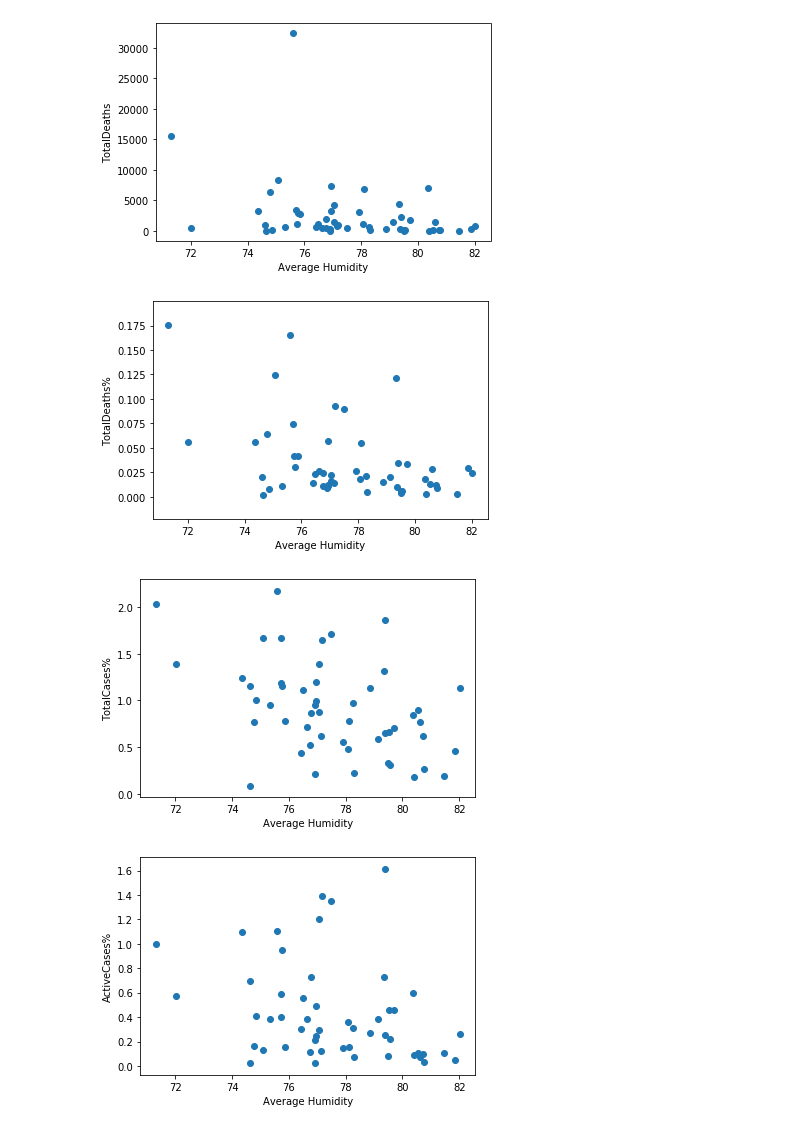
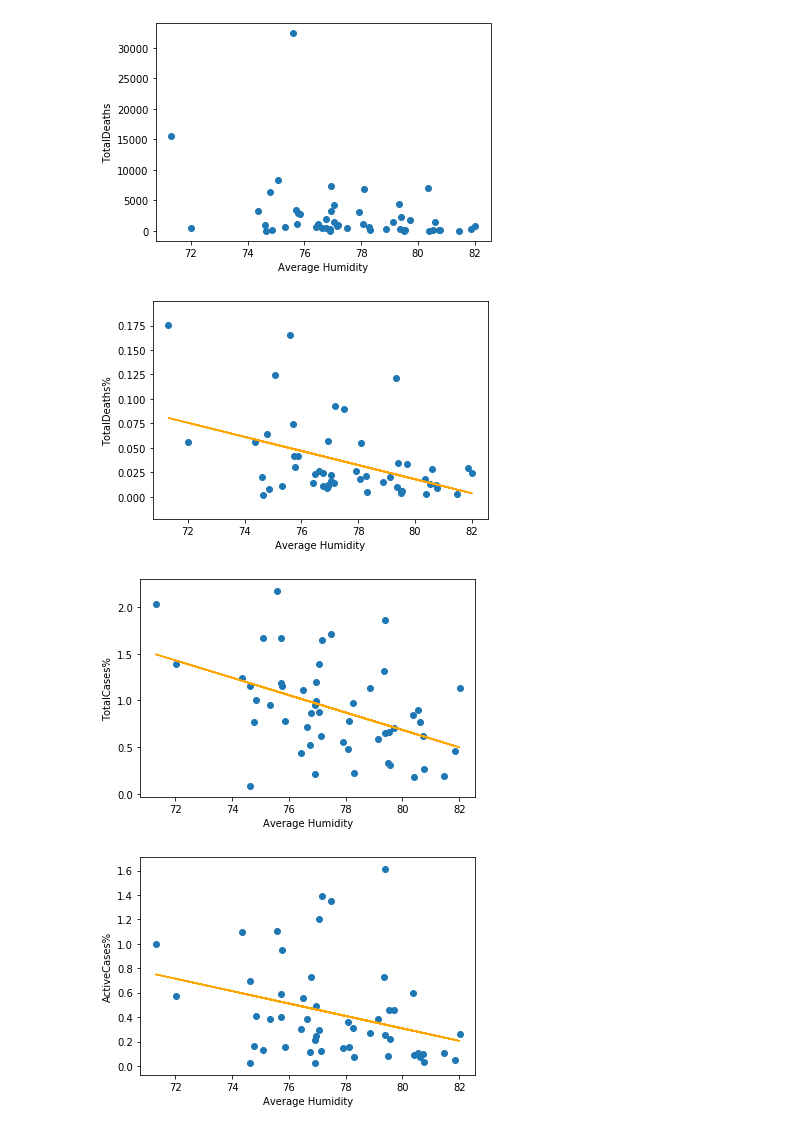
Before and after one commit to dkm2bd/UVA_DSI_CS5010_capstone1, a Jupyter notebook: 4_Results - Modeling.ipynb, the cells around one changed output. Drawn from its saved outputs; the diff is of its cells as text; code cells hidden in the pictures.

Commit message:
Tweaked graphs

```diff
--- a/4_Results - Modeling.ipynb
+++ b/4_Results - Modeling.ipynb
@@ -222,24 +223,30 @@ plt.show()
 # %%
 # Make scatterplot of total deaths vs humidity
 plt.scatter(df_covid['Average Humidity'],df_covid['TotalDeaths%'])
 plt.xlabel('Average Humidity')
 plt.ylabel('TotalDeaths%')
+m, b = np.polyfit(df_covid['Average Humidity'],df_covid['TotalDeaths%'], 1)
+plt.plot(df_covid['Average Humidity'], m*df_covid['Average Humidity'] + b, color="orange")
 plt.show()
 # %% [output]
-[figure, old version]
+[figure, new version]
 # %%
 # Make scatterplot of total cases vs humidity
 plt.scatter(df_covid['Average Humidity'],df_covid['TotalCases%'])
 plt.xlabel('Average Humidity')
 plt.ylabel('TotalCases%')
+m, b = np.polyfit(df_covid['Average Humidity'],df_covid['TotalCases%'], 1)
+plt.plot(df_covid['Average Humidity'], m*df_covid['Average Humidity'] + b, color="orange")
 plt.show()
 # %% [output]
-[figure, old version]
+[figure, new version]
 # %%
 # Make scatterplot of total cases vs humidity
 plt.scatter(df_covid['Average Humidity'],df_covid['ActiveCases%'])
 plt.xlabel('Average Humidity')
 plt.ylabel('ActiveCases%')
+m, b = np.polyfit(df_covid['Average Humidity'],df_covid['ActiveCases%'], 1)
+plt.plot(df_covid['Average Humidity'], m*df_covid['Average Humidity'] + b, color="orange")
 plt.show()
 # %% [output]
-[figure, old version]
+[figure, new version]
```
Also changed, not shown: parts of 6 cells of this notebook.
